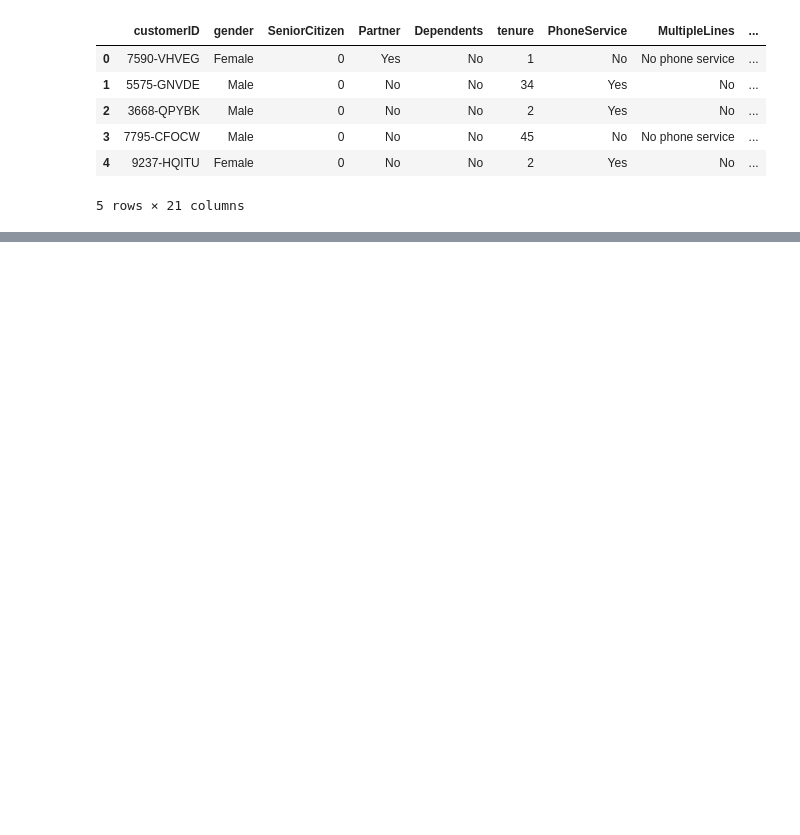
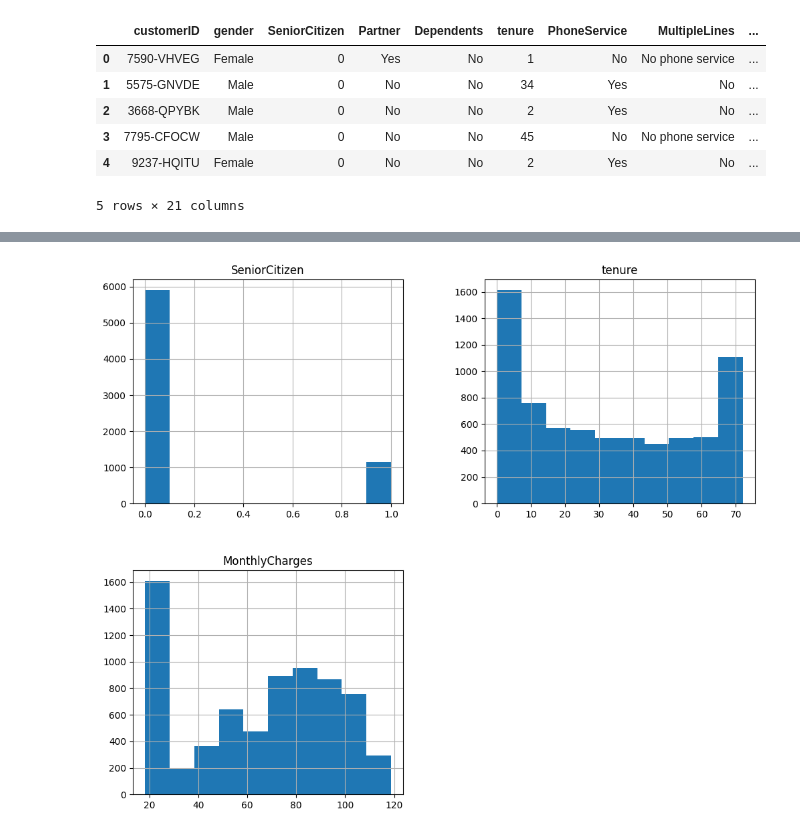
Before and after one commit to MethmiNPCS/customer-churn-prediction-ml, a Jupyter notebook: notebooks/data_exploration.ipynb, the cells around one changed output, grey strips where cells are left out. Cells and saved outputs as stored; diff of their text form; code cells hidden in the pictures; blank space fills up the shorter version.

```diff
--- a/notebooks/data_exploration.ipynb
+++ b/notebooks/data_exploration.ipynb
@@ -16,0 +79,5 @@ data.head()
+# %%
+data.hist(figsize=(12,10))
+plt.show()
+# %% [output]
+[figure, added]
```
Also changed, not shown: parts of 6 cells of this notebook.
